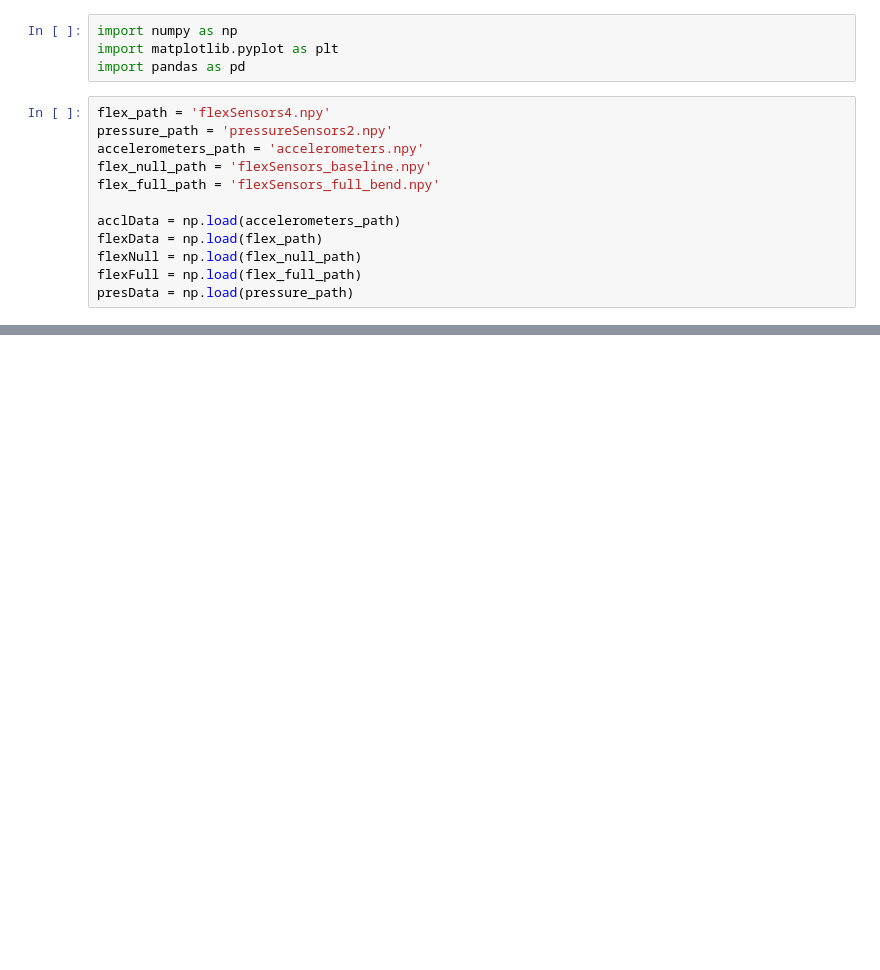
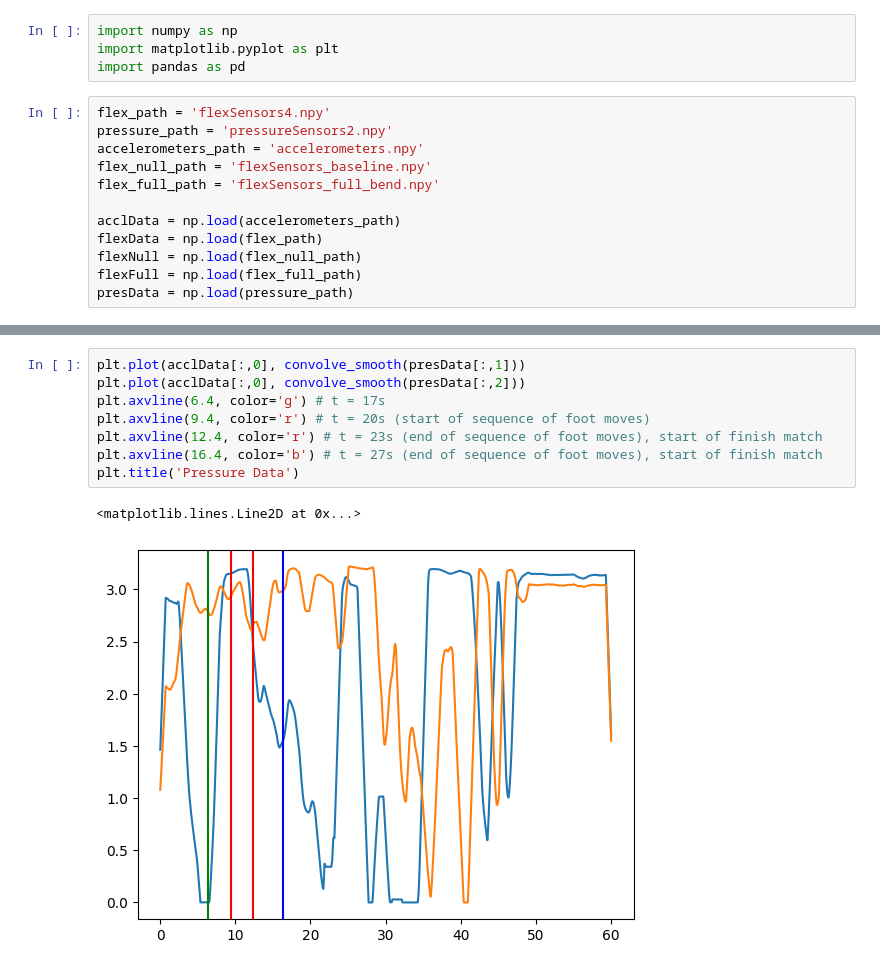
Before and after one commit to tobin-ford/CSCI-250-Capstone, a Jupyter notebook: efficiency_analysis.ipynb, the cells around one changed output, grey strips where cells are left out. Cells and saved outputs as stored; diff of their text form; blank space fills up the shorter version.

```diff
--- a/efficiency_analysis.ipynb
+++ b/efficiency_analysis.ipynb
@@ -59,0 +57,11 @@ Generally, climbing moves become more efficient as more weight is placed on the
+# %%
+plt.plot(acclData[:,0], convolve_smooth(presData[:,1]))
+plt.plot(acclData[:,0], convolve_smooth(presData[:,2]))
+plt.axvline(6.4, color='g') # t = 17s
+plt.axvline(9.4, color='r') # t = 20s (start of sequence of foot moves)
+plt.axvline(12.4, color='r') # t = 23s (end of sequence of foot moves), start of finish match
+plt.axvline(16.4, color='b') # t = 27s (end of sequence of foot moves), start of finish match
+plt.title('Pressure Data')
+# %% [output]
+<matplotlib.lines.Line2D at 0x...>
+[figure, added]
```
Also changed, not shown: parts of 13 cells of this notebook, 1 other file.
